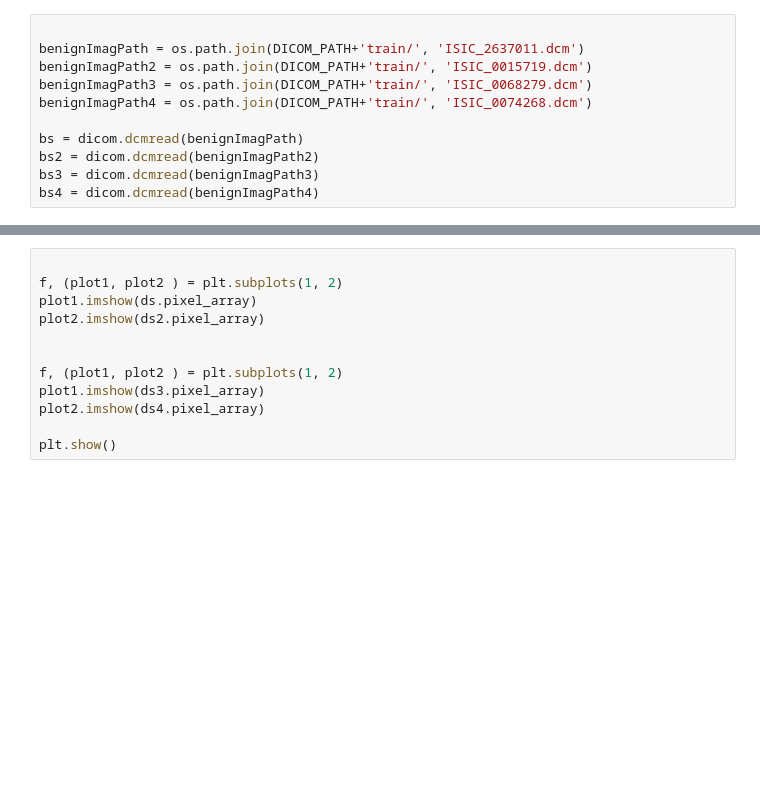
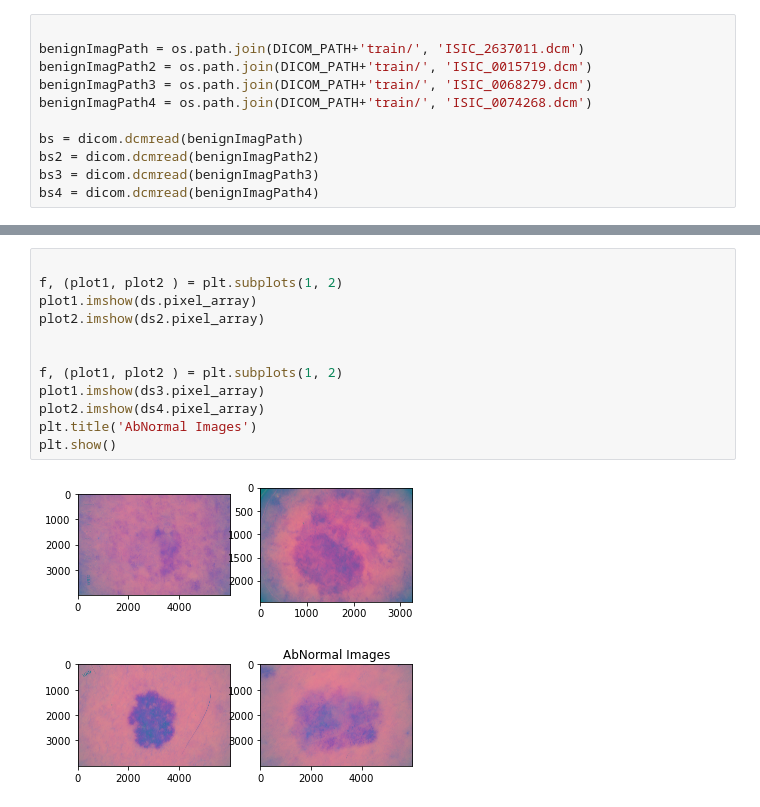
Before and after one commit to Connecting-the-Dots-with-ML/skin-cancer-detection, a Jupyter notebook: Dataset/SIIM-ISIC Melanoma Understanding.ipynb, the cells around one changed output, grey strips where cells are left out. Drawn from its saved outputs; the diff is of its cells as text; blank space fills up the shorter version.

```diff
--- a/Dataset/SIIM-ISIC Melanoma Understanding.ipynb
+++ b/Dataset/SIIM-ISIC Melanoma Understanding.ipynb
@@ -88,14 +131,17 @@ plt.show()
 # %%
 
 f, (plot1, plot2 ) = plt.subplots(1, 2)
 plot1.imshow(ds.pixel_array)
 plot2.imshow(ds2.pixel_array)
 
 
 f, (plot1, plot2 ) = plt.subplots(1, 2)
 plot1.imshow(ds3.pixel_array)
 plot2.imshow(ds4.pixel_array)
-
+plt.title('AbNormal Images')
 plt.show()
+# %% [output]
+[figure, added]
+[figure, added]
 # %%
 ds.pixel_array.shape
```
Also changed, not shown: parts of 43 cells of this notebook.
